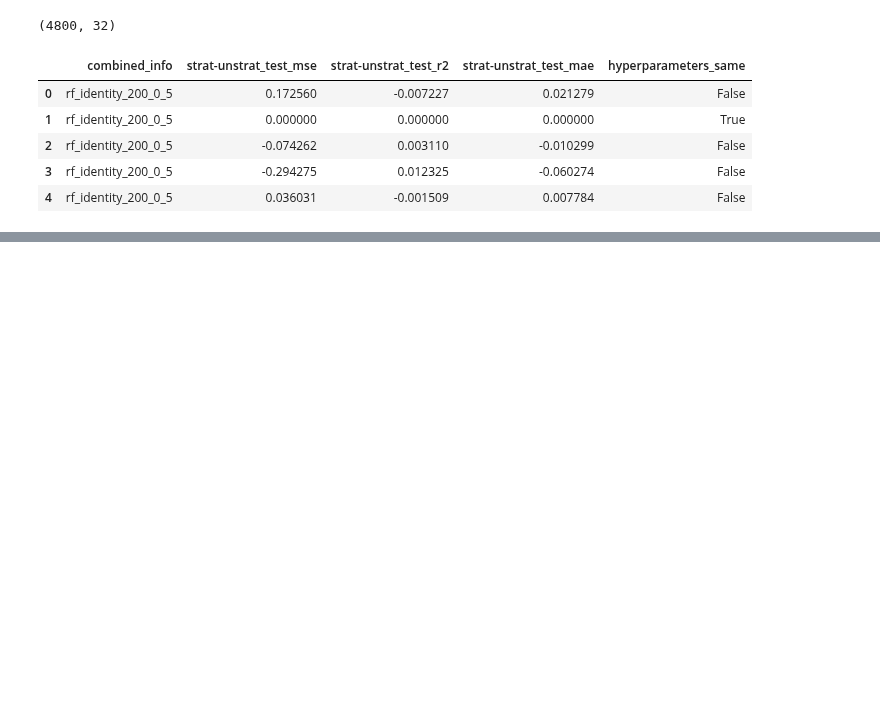
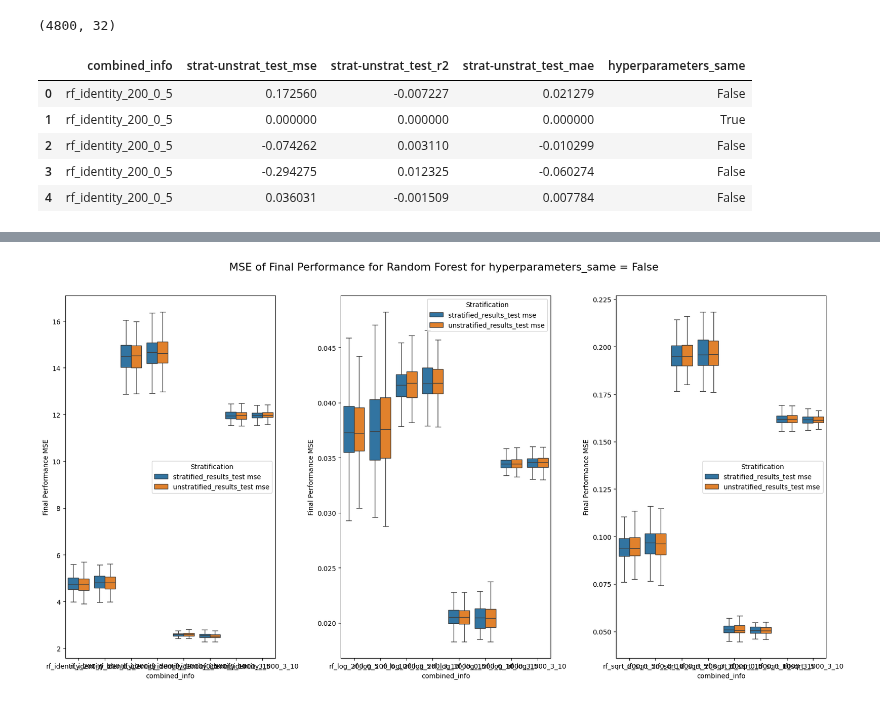
Before and after one commit to annegriddl/slds_stratification, a Jupyter notebook: Simulations/Final_Setup/Evaluation/2_Final_Performance.ipynb, the cells around one changed output, grey strips where cells are left out. Cells and saved outputs as stored; diff of their text form; code cells hidden in the pictures; blank space fills up the shorter version.

```diff
--- a/Simulations/Final_Setup/Evaluation/2_Final_Performance.ipynb
+++ b/Simulations/Final_Setup/Evaluation/2_Final_Performance.ipynb
@@ -165,0 +190,6 @@ Name: strat-unstrat_test_mse, dtype: float64
+# %%
+data_long = pd.melt(data_rf_final[['stratified_results_test mse', 'unstratified_results_test mse',
+                                  'model_info_transformation', 'hyperparameters_same', 'combined_info']],
+    id_vars=['combined_info', 'model_info_transformation', 'hyperparameters_same'],
+                                                value_vars= ['stratified_results_test mse', 'unstratified_results_test mse'],
+                                                var_name='Stratification', value_name= "Final Performance MSE")
@@ -165,0 +212,30 @@ Name: strat-unstrat_test_mse, dtype: float64
+# %%
+def plot_final_performance(data, params, nrows, ncols):
+    # Create a grid for subplots
+    fig, axes = plt.subplots(nrows=nrows, ncols=ncols, figsize=(17, 9))
+    fig.suptitle("MSE of Final Performance for Random Forest for hyperparameters_same = False", fontsize=16)
+
+    # Flatten the array of subplots
+    axes = axes.flatten()
+
+    for i, hyperparam in enumerate(params):
+
+        # Select the current subplot
+        ax = axes[i]
+        sns.boxplot(x= data['combined_info'][(data['model_info_transformation'] == hyperparam) & (data['hyperparameters_same'] == False)],
+                        y= data['Final Performance MSE'],
+                        #data = data[data['model_info_transformation'] == hyperparam],
+                        hue= data_long['Stratification'],
+                        showfliers=False,
+                        ax=ax)
+
+            #ax.set_
+    # Adjust layout and show the plot
+    plt.tight_layout(rect=[0, 0, 1, 0.96])
+    plt.show()
+
+# Example usage
+hyperparams_list = ['identity', 'log', 'sqrt']
+plot_final_performance(data_long, hyperparams_list, nrows=1, ncols=3)
+# %% [output]
+[figure, added]
```
Also changed, not shown: parts of 19 cells of this notebook.
